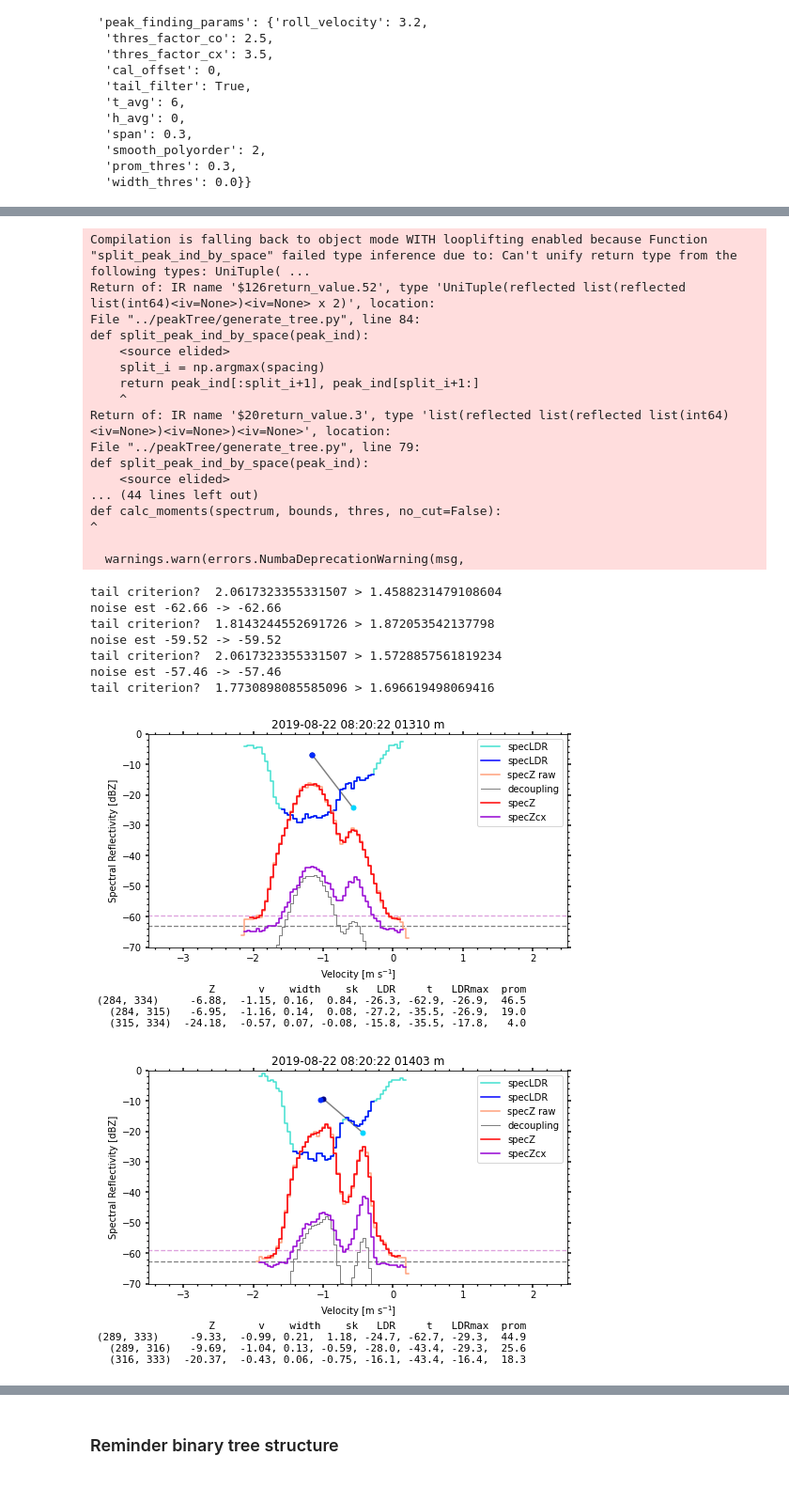
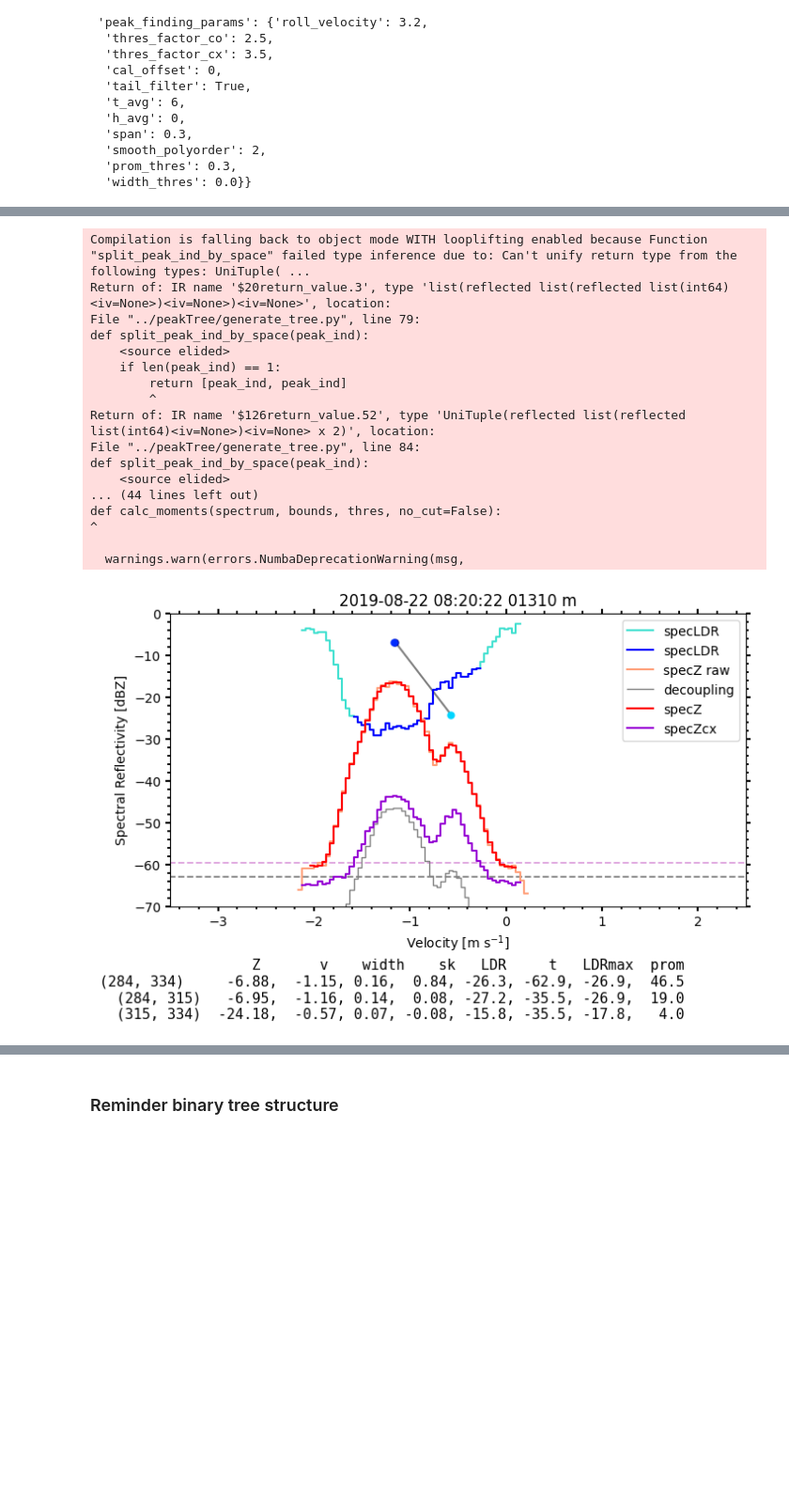
Before and after one commit to martin-rdz/peakTree, a Jupyter notebook: tutorials/01_peak_finding_tree_generation.ipynb, the cells around one changed output, grey strips where cells are left out. Shown at 94% size. Cells and saved outputs as stored; diff of their text form; code cells hidden in the pictures; blank space fills up the shorter version.

```diff
--- a/tutorials/01_peak_finding_tree_generation.ipynb
+++ b/tutorials/01_peak_finding_tree_generation.ipynb
@@ -45,11 +45,15 @@ pTB.settings
 pTB.load('../data/D20190822_T0800_0900_Pun_zspc2nc_v2.0_standard.nc4')
 # pTB.settings['thres_factor_co'] = 6
 
+
+# First, just look at one single spectrum,
+# later include more into the run
+
 specs = [
     (h.dt_to_ts(datetime.datetime(2019, 8, 22, 8, 20, 22)), 1300),
-    (h.dt_to_ts(datetime.datetime(2019, 8, 22, 8, 20, 22)), 1400),
-    (h.dt_to_ts(datetime.datetime(2019, 8, 22, 8, 20, 22)), 1650),
-    (h.dt_to_ts(datetime.datetime(2019, 8, 22, 8, 20, 22)), 1700),
+    #(h.dt_to_ts(datetime.datetime(2019, 8, 22, 8, 20, 22)), 1400),
+    #(h.dt_to_ts(datetime.datetime(2019, 8, 22, 8, 20, 22)), 1650),
+    #(h.dt_to_ts(datetime.datetime(2019, 8, 22, 8, 20, 22)), 1700),
 ]
 
 plot_path = 'plots/'
@@ -63,46 +67,38 @@ for ts, rg in specs:
     fig, ax = peakTree.print_tree.plot_spectrum(tree, spectrum, None)
     ax.set_xlim([-3.5, 2.5])
     ax.set_ylim([-70, 0])
 
     dt=h.ts_to_dt(spectrum['ts'])
     savename = '{}_{:0>5.0f}m_spectrum.png'.format(dt.strftime('%Y-%m-%d_%H%M%S'), spectrum['range'])
 #   fig.savefig(plot_path + savename, dpi=250)
 
 lasttree = tree
 # %% [output]
 keys  dict_keys(['time', 'range', 'velocity', 'Z', 'LDR', 'SNRco'])
 time  [1.56646080e+09 1.56646080e+09 1.56646080e+09 1.56646081e+09
  1.56646081e+09 1.56646081e+09 1.56646081e+09 1.56646082e+09
  1.56646082e+09 1.56646082e+09]
 range  [155.89599609 187.07519531 218.25439453 249.43359375 280.61279297
  311.79199219 342.97119141 374.15039062 405.32958984 436.50878906]
 velocity  [-10.51483491 -10.47360026 -10.43236562 -10.39113097 -10.34989632
  -10.30866168 -10.26742703 -10.22619238 -10.18495774 -10.14372309]
 Z chunking  [512, 83, 20]
 noise est -62.94 -> -62.94
 Compilation is falling back to object mode WITH looplifting enabled because Function "split_peak_ind_by_space" failed type inference due to: Can't unify return type from the following types: UniTuple( ...
+Return of: IR name '$20return_value.3', type 'list(reflected list(reflected list(int64)<iv=None>)<iv=None>)<iv=None>', location:
+File "../peakTree/generate_tree.py", line 79:
+def split_peak_ind_by_space(peak_ind):
+    <source elided>
+    if len(peak_ind) == 1:
+        return [peak_ind, peak_ind]
+        ^
 Return of: IR name '$126return_value.52', type 'UniTuple(reflected list(reflected list(int64)<iv=None>)<iv=None> x 2)', location:
 File "../peakTree/generate_tree.py", line 84:
-def split_peak_ind_by_space(peak_ind):
-    <source elided>
-    split_i = np.argmax(spacing)
-    return peak_ind[:split_i+1], peak_ind[split_i+1:]
-    ^
-Return of: IR name '$20return_value.3', type 'list(reflected list(reflected list(int64)<iv=None>)<iv=None>)<iv=None>', location:
-File "../peakTree/generate_tree.py", line 79:
 def split_peak_ind_by_space(peak_ind):
     <source elided>
 ... (44 lines left out)
 def calc_moments(spectrum, bounds, thres, no_cut=False):
 ^
 
   warnings.warn(errors.NumbaDeprecationWarning(msg,
-tail criterion?  2.0617323355331507 > 1.4588231479108604
-noise est -62.66 -> -62.66
-tail criterion?  1.8143244552691726 > 1.872053542137798
-noise est -59.52 -> -59.52
-tail criterion?  2.0617323355331507 > 1.5728857561819234
-noise est -57.46 -> -57.46
-tail criterion?  1.7730898085585096 > 1.696619498069416
-[figure, old version]
+[figure, new version]
-[figure, removed]
```
Also changed, not shown: parts of 3 cells of this notebook, 9 other files.
